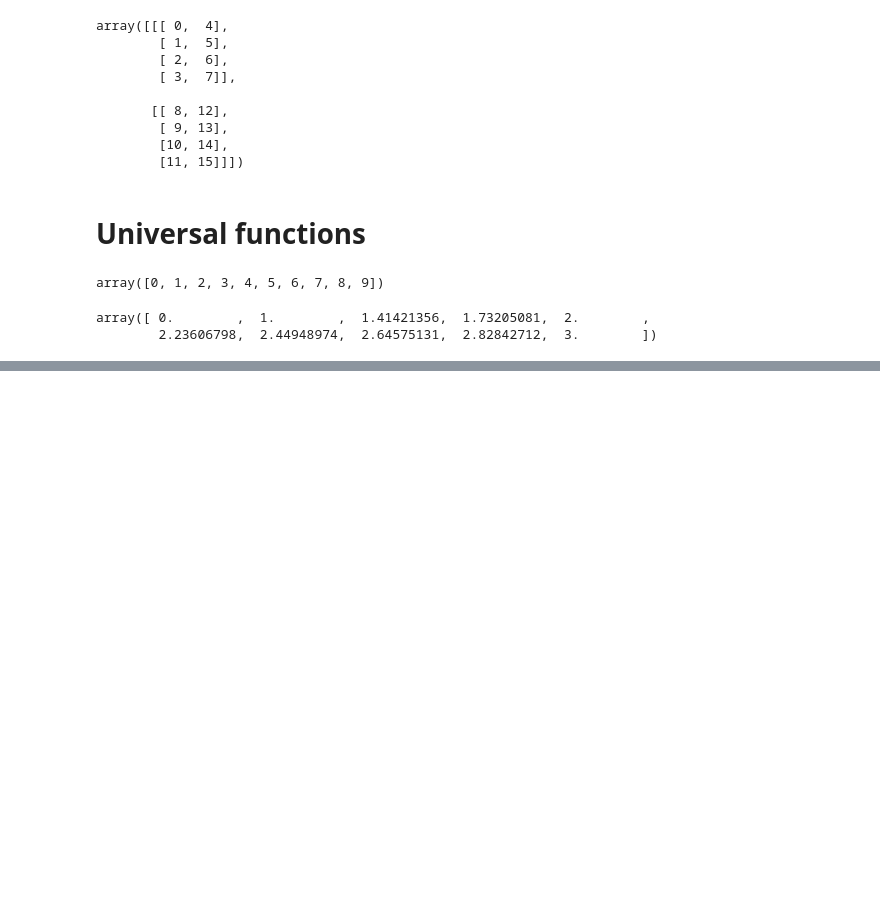
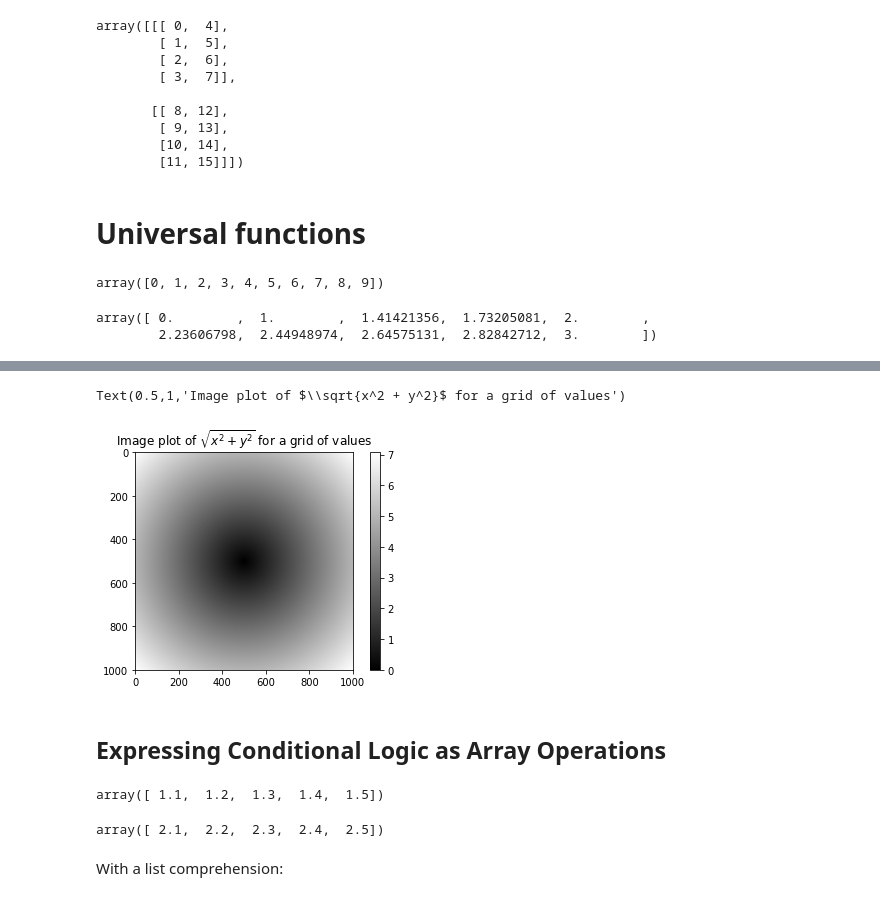
Before and after one commit to mehemken/technique, a Jupyter notebook: numpy/numpy_basics.ipynb, the cells around one changed output, grey strips where cells are left out. Saved outputs shown, nothing was run; the diff lists cells and outputs as text; code cells hidden in the pictures; blank space fills up the shorter version.

```diff
--- a/numpy/numpy_basics.ipynb
+++ b/numpy/numpy_basics.ipynb
@@ -538,0 +639,18 @@ Left off at this section, 4.2 on page 105
+# %%
+plt.imshow(z, cmap=plt.cm.gray); plt.colorbar()
+plt.title('Image plot of $\sqrt{x^2 + y^2}$ for a grid of values')
+# %% [output]
+Text(0.5,1,'Image plot of $\\sqrt{x^2 + y^2}$ for a grid of values')
+[figure, added]
+# %% [markdown]
+## Expressing Conditional Logic as Array Operations
+# %%
+xarr = np.arange(1.1, 1.6, .1)
+xarr
+# %% [output]
+array([ 1.1,  1.2,  1.3,  1.4,  1.5])
+# %%
+yarr = np.arange(2.1, 2.6, .1)
+yarr
+# %% [output]
+array([ 2.1,  2.2,  2.3,  2.4,  2.5])
@@ -538,0 +659,2 @@ Left off at this section, 4.2 on page 105
+# %% [markdown]
+With a list comprehension:
```
Also changed, not shown: parts of 35 cells of this notebook.
